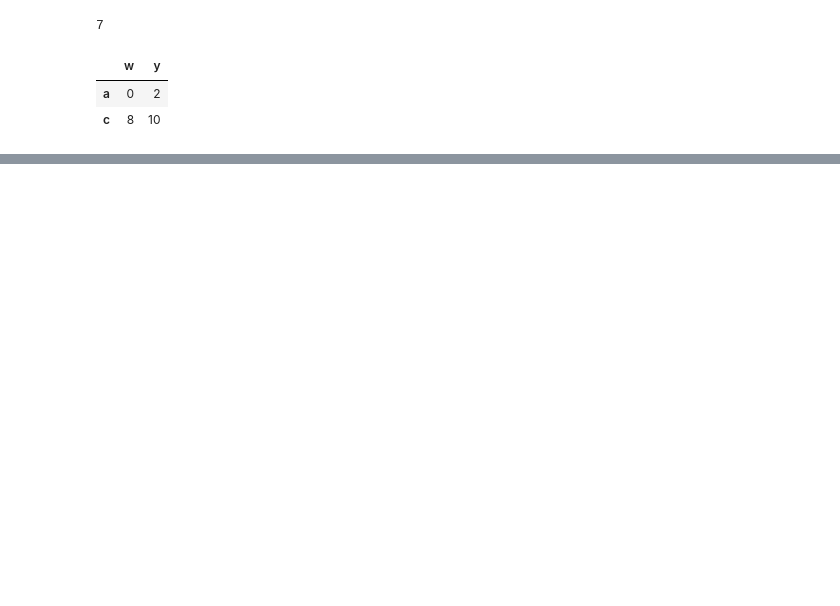
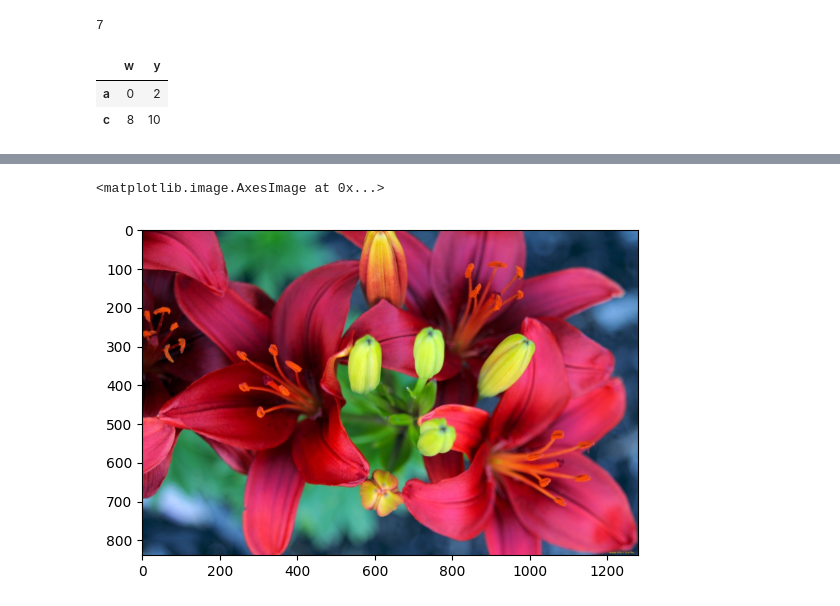
Before and after one commit to dakojudakshayani/FMML-22B21A4611.D, a Jupyter notebook: FMML_2023_Basics_of_Python.ipynb, the cells around one changed output, grey strips where cells are left out. Saved outputs shown, nothing was run; the diff lists cells and outputs as text; code cells hidden in the pictures; blank space fills up the shorter version.

```diff
--- a/FMML_2023_Basics_of_Python.ipynb
+++ b/FMML_2023_Basics_of_Python.ipynb
@@ -446,3 +601,10 @@ plt.show()
 ## Answer 3 :
 
 ## 1) make sure drive is loaded and then upload a test image onto your drive
+# %%
+file_path = "/content/WhatsApp Image 2023-09-02 at 00.51.24.jpg"
+img = plt.imread(file_path)
+plt.imshow(img)
+# %% [output]
+<matplotlib.image.AxesImage at 0x...>
+[figure, added]
```
Also changed, not shown: parts of 18 cells of this notebook.
